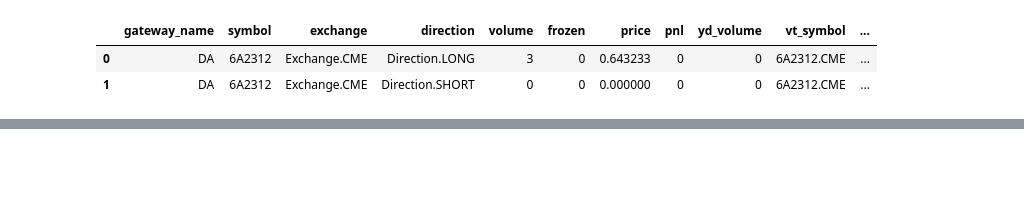
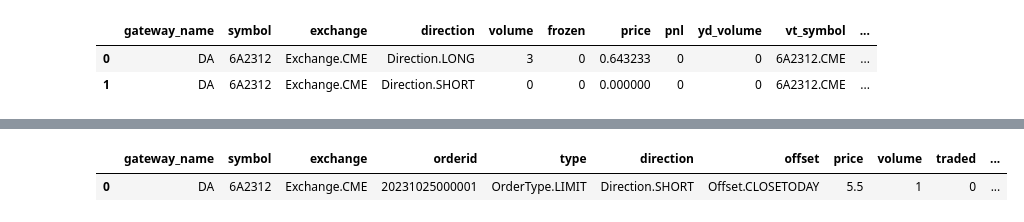
Before and after one commit to KangruiYuan/XQuant, a Jupyter notebook: XQuant/Scripts/VNTrade/script_vn.ipynb, the cells around one changed output, grey strips where cells are left out. Saved outputs shown, nothing was run; the diff lists cells and outputs as text; code cells hidden in the pictures; blank space fills up the shorter version.

```diff
--- a/XQuant/Scripts/VNTrade/script_vn.ipynb
+++ b/XQuant/Scripts/VNTrade/script_vn.ipynb
@@ -81,0 +129,5 @@ all_contracts.head()
+# %%
+engine.get_all_active_orders(use_df=True)
+# %% [output]
+|  | gateway_name | symbol | exchange | orderid | type | direction | offset | price | volume | traded | ... |
+| 0 | DA | 6A2312 | Exchange.CME | 20231025000001 | OrderType.LIMIT | Direction.SHORT | Offset.CLOSETODAY | 5.5 | 1 | 0 | ... |
```
Also changed, not shown: parts of 16 cells of this notebook, 21 other files.
